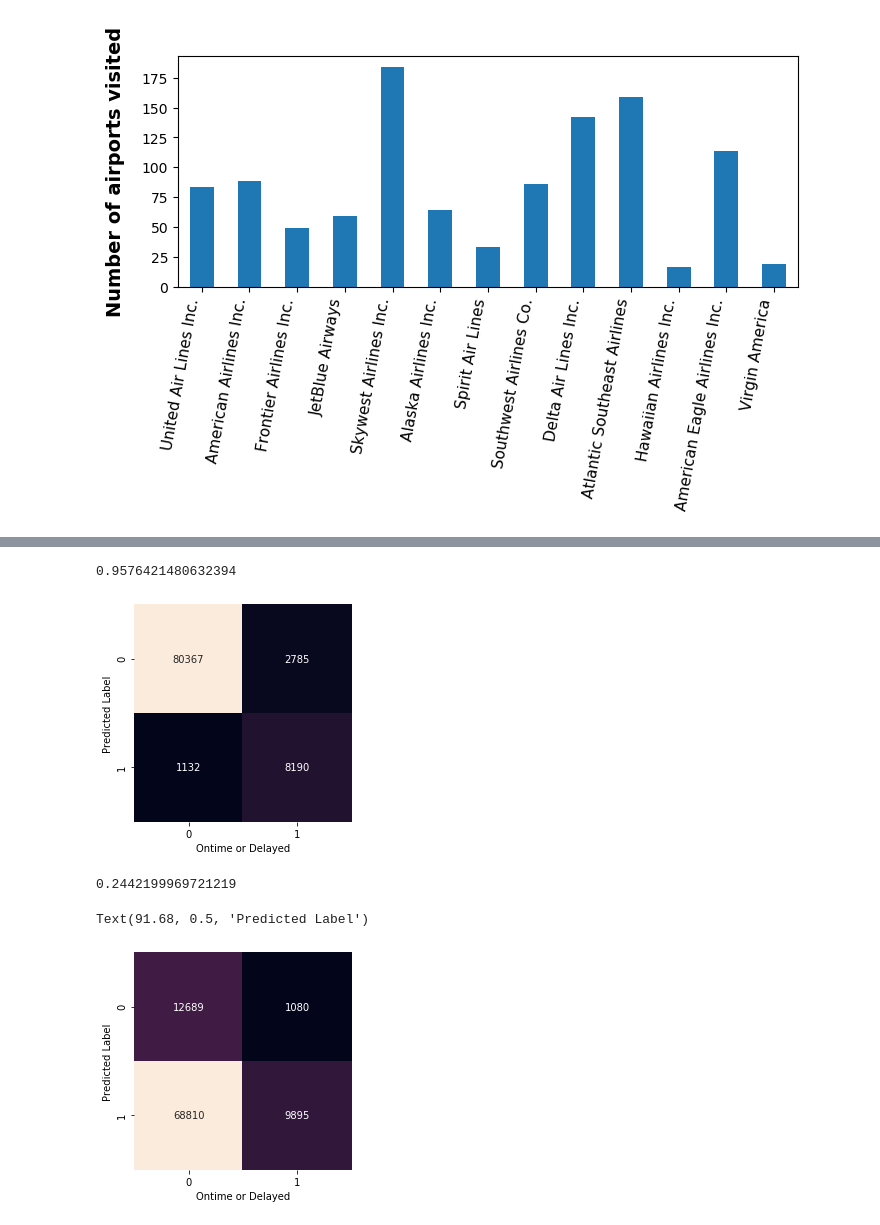
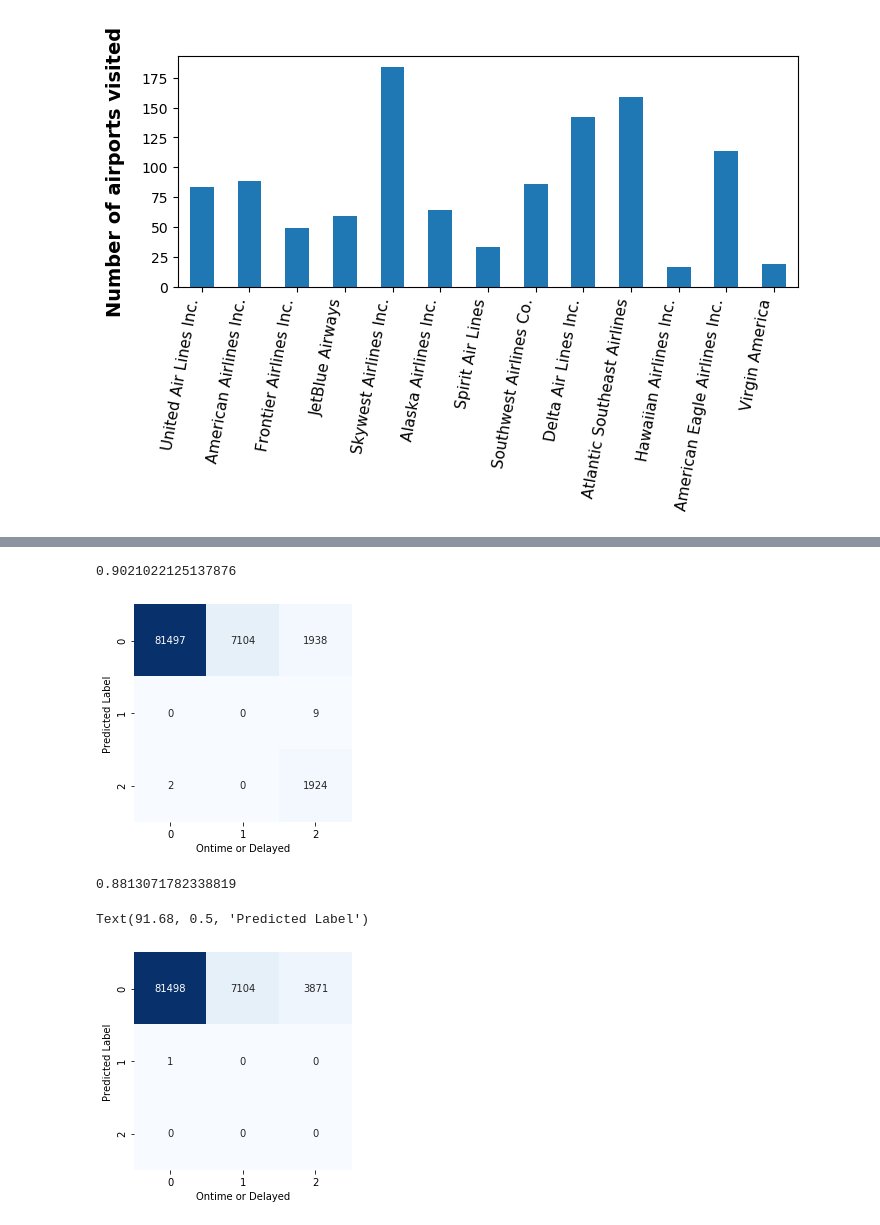
Before and after one commit to INFO6105-Data-Science/Predict-Flight-Delay, a Jupyter notebook: FlightDataAnalysis.ipynb, the cells around one changed output, grey strips where cells are left out. Cells and saved outputs as stored; diff of their text form; code cells hidden in the pictures.

Commit message:
update prediction model

```diff
--- a/FlightDataAnalysis.ipynb
+++ b/FlightDataAnalysis.ipynb
@@ -377,30 +371,0 @@ longitude_airport = temp.set_index('IATA_CODE')['LONGITUDE'].to_dict()
-# %%
-airport_mean_delays = pd.DataFrame(pd.Series(df['ORIGIN_AIRPORT'].unique()))
-airport_mean_delays.set_index(0, drop = True, inplace = True)
-
-for carrier in abbr_companies.keys():
-    df1 = df[df['AIRLINE'] == carrier]
-    test = df1['DEPARTURE_DELAY'].groupby(df['ORIGIN_AIRPORT']).apply(get_stats).unstack()
-    airport_mean_delays[carrier] = test.loc[:, 'mean']
-
-sns.set(context="paper")
-fig = plt.figure(1, figsize=(8,8))
-
-ax = fig.add_subplot(1,2,1)
-subset = airport_mean_delays.iloc[:50,:].rename(columns = abbr_companies)
-subset = subset.rename(index = identify_airport)
-mask = subset.isnull()
-sns.heatmap(subset, linewidths=0.01, cmap="viridis", mask=mask, vmin = 0, vmax = 35)
-plt.setp(ax.get_xticklabels(), fontsize=10, rotation = 85) ;
-ax.yaxis.label.set_visible(False)
-
-ax = fig.add_subplot(1,2,2)
-subset = airport_mean_delays.iloc[50:100,:].rename(columns = abbr_companies)
-subset = subset.rename(index = identify_airport)
-fig.text(0.5, 1.02, "Delays: impact of the origin airport", ha='center', fontsize = 18)
-mask = subset.isnull()
-sns.heatmap(subset, linewidths=0.01, cmap="viridis", mask=mask, vmin = 0, vmax = 35)
-plt.setp(ax.get_xticklabels(), fontsize=10, rotation = 85) ;
-ax.yaxis.label.set_visible(False)
-
-plt.tight_layout()
@@ -424,0 +379,3 @@ df_clean.head()
+# %%
+df_clean = df_clean.drop(["ARRIVAL_TIME","ARRIVAL_DELAY","SCHEDULED_ARRIVAL","SCHEDULED_TIME","ELAPSED_TIME"], axis = 1)
+df_clean.head()
@@ -425,5 +389,4 @@ df_clean.head()
 # %%
-df_clean["DEPARTURE_DELAY"] = df_clean["DEPARTURE_DELAY"].map(lambda x: 1 if x > 20 else 0)
-df_clean["ARRIVAL_DELAY"] = df_clean["ARRIVAL_DELAY"].map(lambda x: 1 if x > 20 else 0)
+df_clean["DEPARTURE_DELAY"] = df_clean["DEPARTURE_DELAY"].map(lambda x: 2 if x > 60 else (1 if x > 20 else 0))
 df_clean.head()
 # %% [output]
@@ -455,30 +418,30 @@ model1.fit(train_x, train_y)
 predicted1 = model1.predict(test_x)
 model1.score(test_x, test_y)
 # %% [output]
-0.9576421480632394
+0.9021022125137876
 # %%
 mat = confusion_matrix(test_y, predicted1)
-sns.heatmap(mat.T, square=True, annot=True, fmt='d', cbar=False)
+sns.heatmap(mat.T, square=True, annot=True, fmt='d', cbar=False, cmap="Blues")
 plt.xlabel('Ontime or Delayed')
 plt.ylabel('Predicted Label');
 # %% [output]
-[figure, old version]
+[figure, new version]
 # %%
-from sklearn.naive_bayes import GaussianNB
-model2 = GaussianNB()
+from sklearn.naive_bayes import MultinomialNB
+model2 = MultinomialNB()
 model2.fit(train_x, train_y);
 predicted2 = model2.predict(test_x)
 model2.score(test_x, test_y)
 # %% [output]
-0.2442199969721219
+0.8813071782338819
 # %%
 mat = confusion_matrix(test_y, predicted2)
-sns.heatmap(mat.T, square=True, annot=True, fmt='d', cbar=False)
+sns.heatmap(mat.T, square=True, annot=True, fmt='d', cbar=False, cmap="Blues")
 plt.xlabel('Ontime or Delayed')
 plt.ylabel('Predicted Label')
 # %% [output]
 Text(91.68, 0.5, 'Predicted Label')
-[figure, old version]
+[figure, new version]
 # %%
 from sklearn.svm import SVC # "Support vector classifier"
 model3 = SVC(kernel='linear', C=1E8, max_iter = 100) #set max iteration time to end program
```
Also changed, not shown: parts of 12 cells of this notebook.
